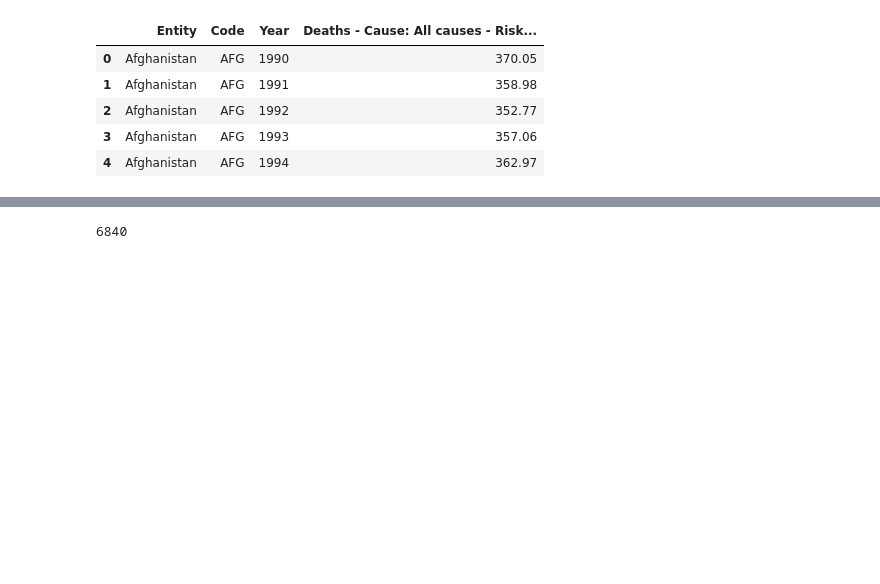
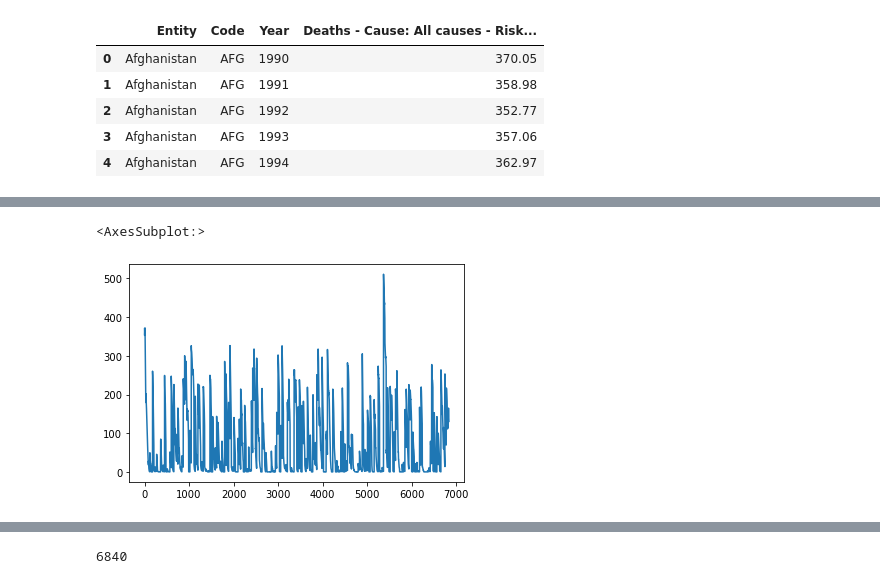
Before and after one commit to ashleyncasanova/air-quality-project, a Jupyter notebook: indoor-air-pollution.ipynb, the cells around one changed output, grey strips where cells are left out. Saved outputs shown, nothing was run; the diff lists cells and outputs as text; code cells hidden in the pictures; blank space fills up the shorter version.

```diff
--- a/indoor-air-pollution.ipynb
+++ b/indoor-air-pollution.ipynb
@@ -7,7 +11,7 @@ The burning of such fuels, particularly in poor households, results in air pollu
 # %%
 import pandas as pd
 # %%
-data = pd.read_csv("death-rate-by-source-from-indoor-air-pollution.csv")
+data = pd.read_csv("indoor-air-pollution.csv")
 data.head()
 # %% [output]
 |  | Entity | Code | Year | Deaths - Cause: All causes - Risk... |
@@ -18,0 +29,5 @@ data.head()
+# %%
+# Rename last column from 'Deaths - Cause: All causes - Risk: Household air pollution from solid fuels - Sex: Both - Age: Age-standardized (Rate)' to 'Death Rate'
+# This will change the name in our notebook NOT in the csv file
+data.columns = ['Entity', 'Code', 'Year','Death Rate']
+data.head()
@@ -18,0 +61,5 @@ data.head()
+# %%
+data['Death Rate'].plot()
+# %% [output]
+<AxesSubplot:>
+[figure, added]
```
Also changed, not shown: parts of 12 cells of this notebook, 1 other file.
